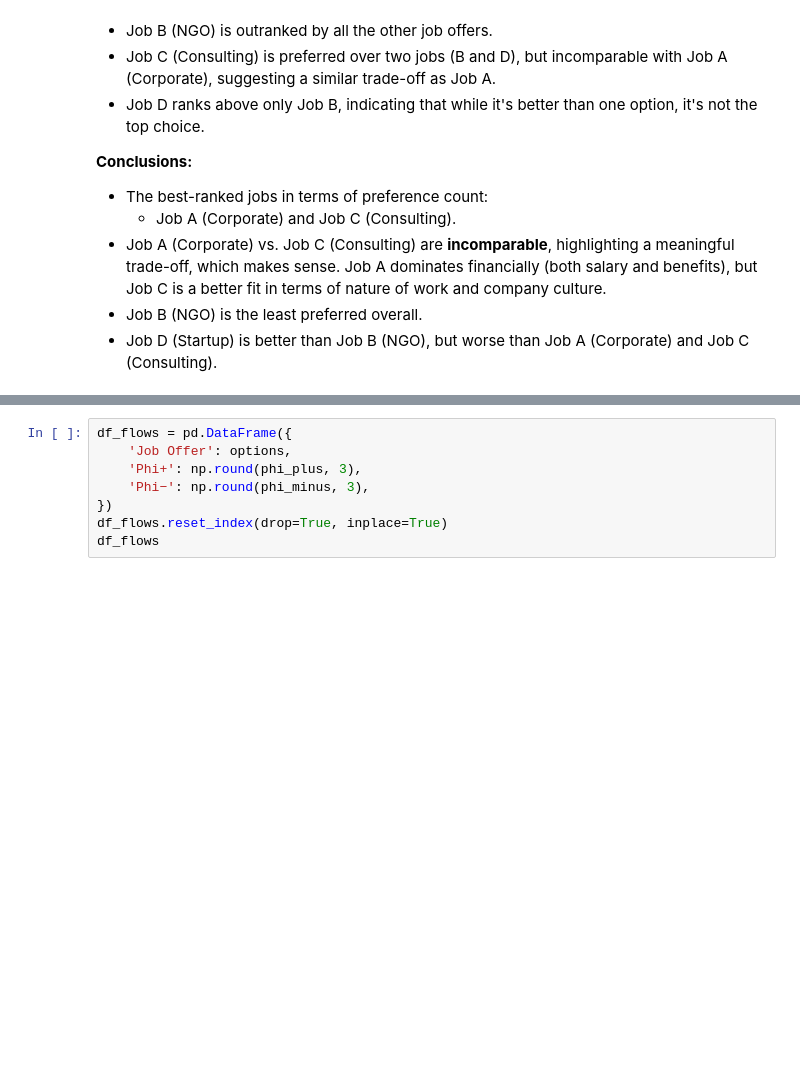
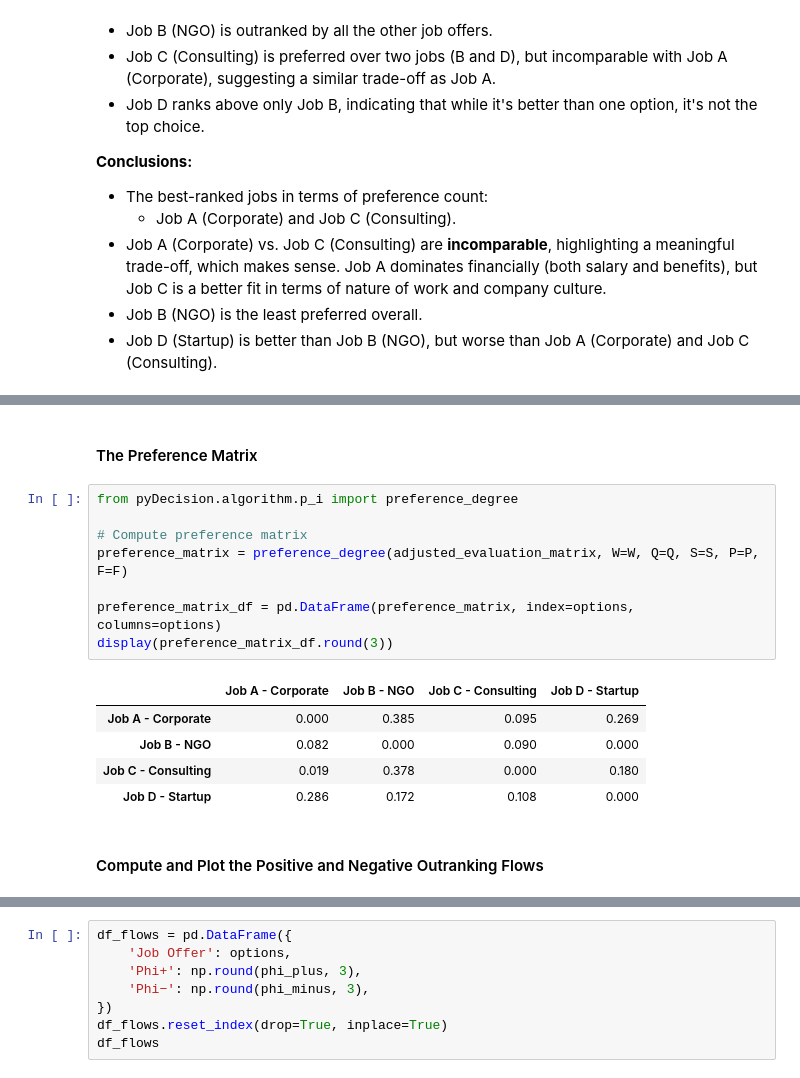
Before and after one commit to marciaolivetree/mcda-blog, a Jupyter notebook: notebooks/PROMETHEE_job_offers.ipynb, the cells around one changed output, grey strips where cells are left out. Saved outputs shown, nothing was run; the diff lists cells and outputs as text; blank space fills up the shorter version.

Commit message:
Update blog post link and display preference matrix

```diff
--- a/notebooks/PROMETHEE_job_offers.ipynb
+++ b/notebooks/PROMETHEE_job_offers.ipynb
@@ -419,0 +373,18 @@ plt.show()
+# %% [markdown]
+#### The Preference Matrix
+# %%
+from pyDecision.algorithm.p_i import preference_degree
+
+# Compute preference matrix
+preference_matrix = preference_degree(adjusted_evaluation_matrix, W=W, Q=Q, S=S, P=P, F=F)
+
+preference_matrix_df = pd.DataFrame(preference_matrix, index=options, columns=options)
+display(preference_matrix_df.round(3))
+# %% [output]
+|  | Job A - Corporate | Job B - NGO | Job C - Consulting | Job D - Startup |
+| Job A - Corporate | 0.000 | 0.385 | 0.095 | 0.269 |
+| Job B - NGO | 0.082 | 0.000 | 0.090 | 0.000 |
+| Job C - Consulting | 0.019 | 0.378 | 0.000 | 0.180 |
+| Job D - Startup | 0.286 | 0.172 | 0.108 | 0.000 |
+# %% [markdown]
+#### Compute and Plot the Positive and Negative Outranking Flows
```
Also changed, not shown: parts of 4 cells of this notebook.
